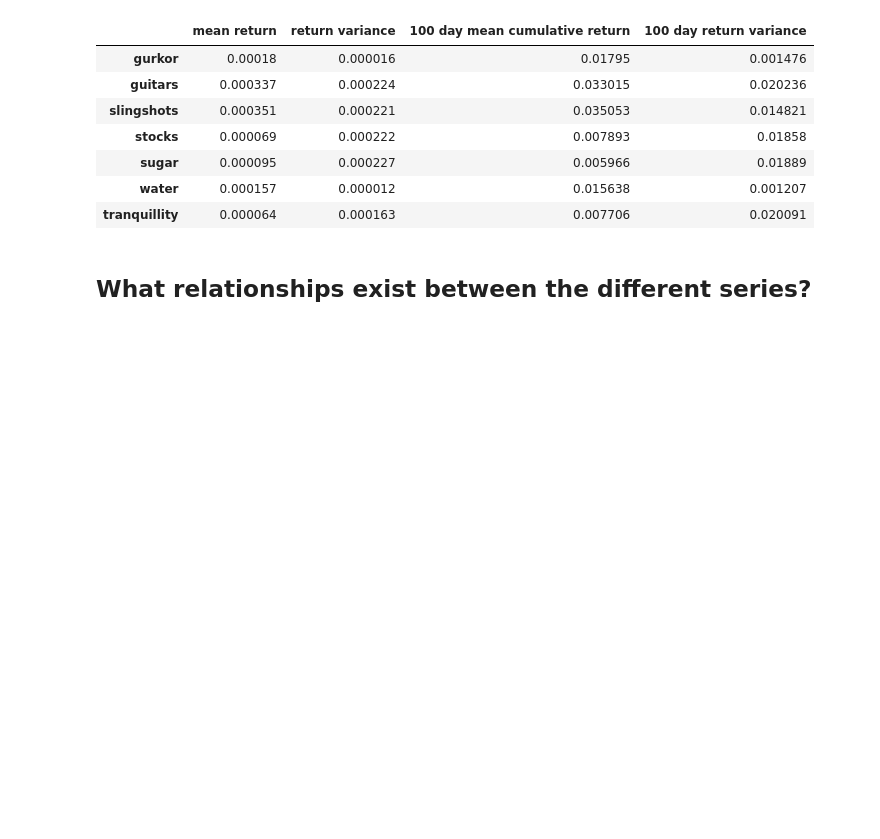
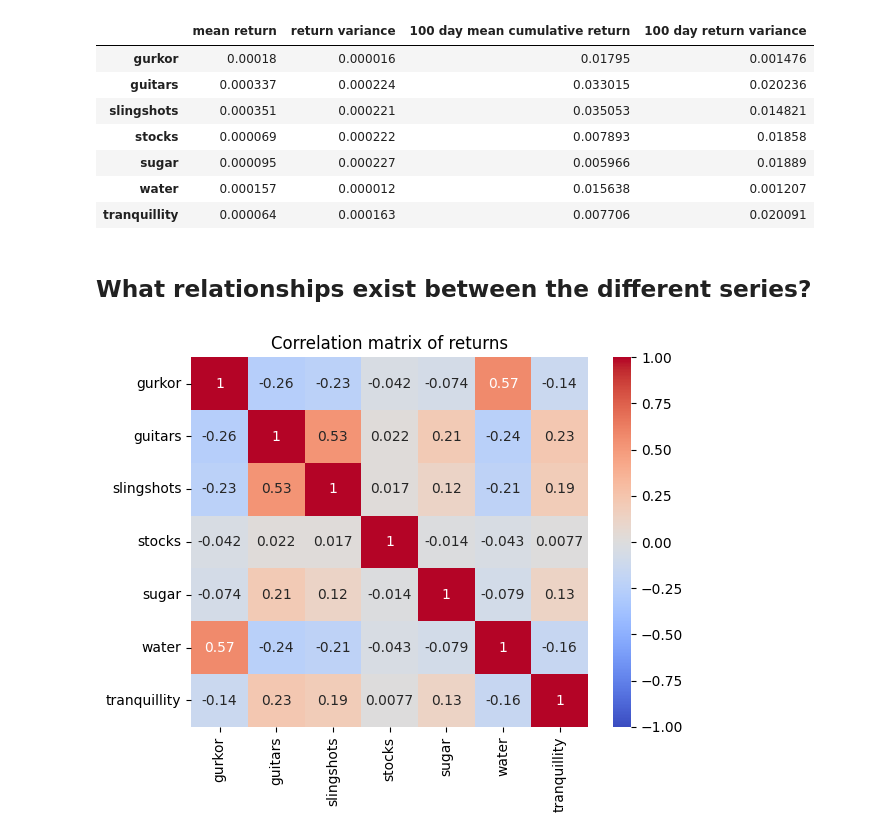
Before and after one commit to luprader/project_FTS, a Jupyter notebook: notebooks/task1_lukas.ipynb, the cells around one changed output. Cells and saved outputs as stored; diff of their text form; code cells hidden in the pictures; blank space fills up the shorter version.

```diff
--- a/notebooks/task1_lukas.ipynb
+++ b/notebooks/task1_lukas.ipynb
@@ -196,6 +196,8 @@ for i, col_name in enumerate(data_clean.columns):
 [figure]
 # %%
 # convert ts to returns
+data_clean = pd.read_csv("../augmented_data/spiff_data_cleaned.csv", index_col="day")
+
 returns_data = data_clean.pct_change().dropna()
 
 from statsmodels.tsa.stattools import adfuller, kpss
@@ -260,3 +262,13 @@ summary_df
 | tranquillity | 0.000064 | 0.000163 | 0.007706 | 0.020091 |
 # %% [markdown]
 ## What relationships exist between the different series?
+# %%
+# Correlation matrix of the time series
+import seaborn as sns
+corrmat = returns_data.corr()
+
+sns.heatmap(corrmat, annot=True, cmap="coolwarm", vmin=-1, vmax=1)
+plt.title("Correlation matrix of returns")
+plt.show()
+# %% [output]
+[figure, added]
```
Also changed, not shown: parts of 5 cells of this notebook, 2 other files.
